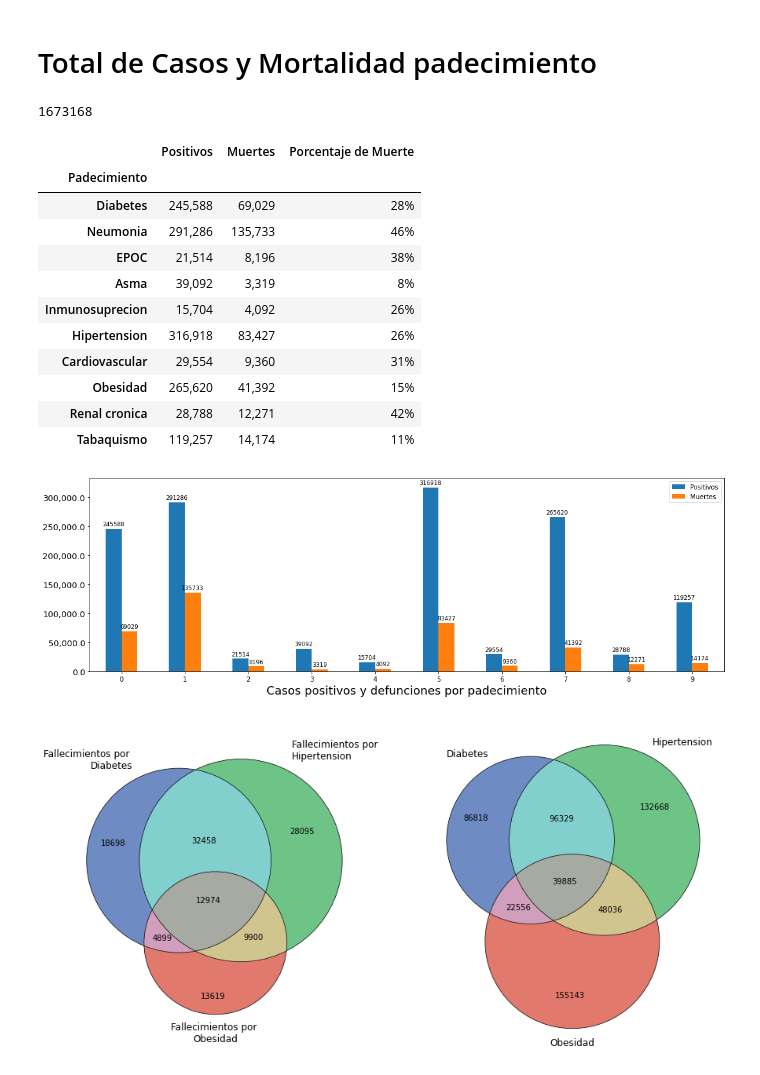
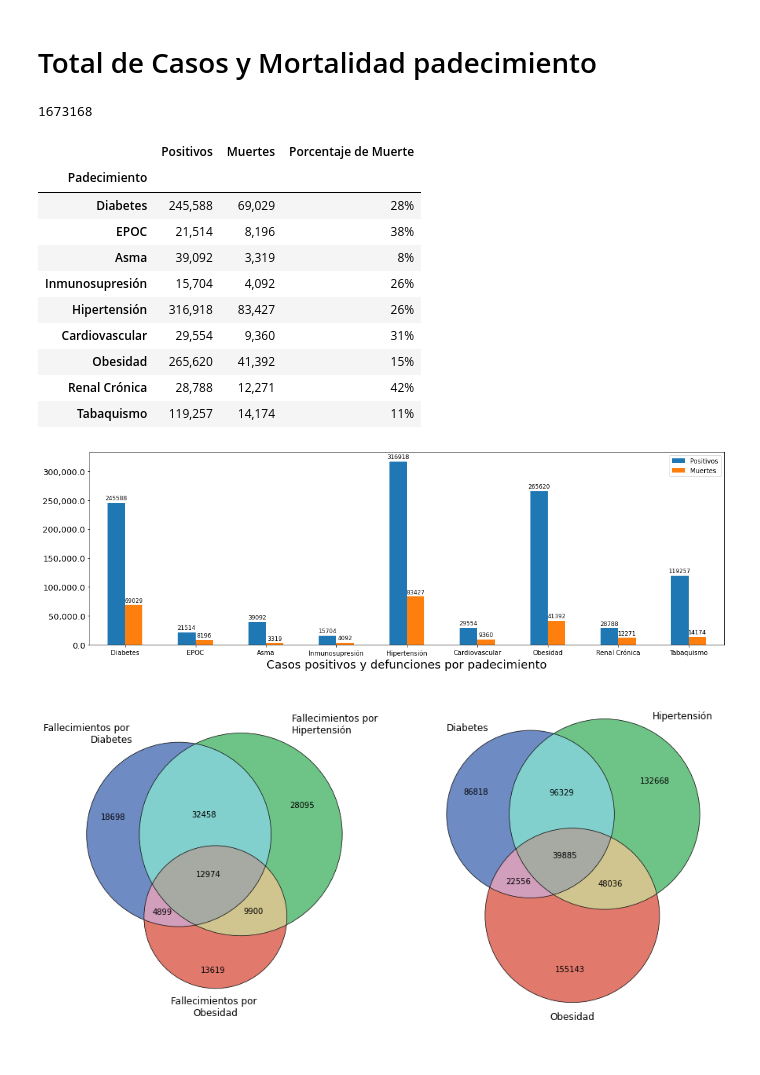
Before and after one commit to devlabmexico/reporte-covid, a Jupyter notebook: 001-000-general-overview/run.ipynb, the cells around one changed output. Drawn from its saved outputs; the diff is of its cells as text; code cells hidden in the pictures.

```diff
--- a/001-000-general-overview/run.ipynb
+++ b/001-000-general-overview/run.ipynb
@@ -119,7 +119,7 @@ def who_died(df):
 
 diseases_dfs = [
         diabetes_confirmed_cases,
-        pneumonia_confirmed_cases,
+        # pneumonia_confirmed_cases,
         epoc_confirmed_cases,
         asma_confirmed_cases,
         inmusupr_confirmed_cases,
@@ -134,11 +134,13 @@ diseases_dfs = [
 _ = lambda value: '{:,.2f}'.format(value).split('.')[0] if type(value) != str else value
 
 cases_by_disease = pd.DataFrame.from_dict({
-    'Padecimiento': ['Diabetes', 'Neumonia', 'EPOC', 'Asma', 'Inmunosuprecion', 'Hipertension', 'Cardiovascular',
-                     'Obesidad', 'Renal cronica', 'Tabaquismo'],
+    'Padecimiento': ['Diabetes',
+                     # 'Neumonía',
+                     'EPOC', 'Asma', 'Inmunosupresión', 'Hipertensión', 'Cardiovascular',
+                     'Obesidad', 'Renal Crónica', 'Tabaquismo'],
     'Positivos': [
         diabetes_confirmed_cases.shape[0],
-        pneumonia_confirmed_cases.shape[0],
+        # pneumonia_confirmed_cases.shape[0],
         epoc_confirmed_cases.shape[0],
         asma_confirmed_cases.shape[0],
         inmusupr_confirmed_cases.shape[0],
@@ -150,7 +152,7 @@ cases_by_disease = pd.DataFrame.from_dict({
     ],
     'Muertes': [
         who_died(diabetes_confirmed_cases).shape[0],
-        who_died(pneumonia_confirmed_cases).shape[0],
+        # who_died(pneumonia_confirmed_cases).shape[0],
         who_died(epoc_confirmed_cases).shape[0],
         who_died(asma_confirmed_cases).shape[0],
         who_died(inmusupr_confirmed_cases).shape[0],
@@ -162,7 +164,7 @@ cases_by_disease = pd.DataFrame.from_dict({
     ],
     'Porcentaje de Muerte': [
         percentage_died(diabetes_confirmed_cases),
-        percentage_died(pneumonia_confirmed_cases),
+        # percentage_died(pneumonia_confirmed_cases),
         percentage_died(epoc_confirmed_cases),
         percentage_died(asma_confirmed_cases),
         percentage_died(inmusupr_confirmed_cases),
@@ -185,44 +187,42 @@ cases_by_disease.applymap(_)
 |  | Positivos | Muertes | Porcentaje de Muerte |
 | Padecimiento |  |  |  |
 | Diabetes | 245,588 | 69,029 | 28% |
-| Neumonia | 291,286 | 135,733 | 46% |
 | EPOC | 21,514 | 8,196 | 38% |
 | Asma | 39,092 | 3,319 | 8% |
-| Inmunosuprecion | 15,704 | 4,092 | 26% |
-| Hipertension | 316,918 | 83,427 | 26% |
+| Inmunosupresión | 15,704 | 4,092 | 26% |
+| Hipertensión | 316,918 | 83,427 | 26% |
 | Cardiovascular | 29,554 | 9,360 | 31% |
 | Obesidad | 265,620 | 41,392 | 15% |
-| Renal cronica | 28,788 | 12,271 | 42% |
+| Renal Crónica | 28,788 | 12,271 | 42% |
 | Tabaquismo | 119,257 | 14,174 | 11% |
 # %%
 import matplotlib.pyplot as plt
 from matplotlib.ticker import FormatStrFormatter, StrMethodFormatter
 
 
 cases_by_disease
 
 ax = cases_by_disease.plot.bar(rot=0, figsize=(15,5))
 
 plt.yticks(fontsize = 13)
 plt.xlabel('Casos positivos y defunciones por padecimiento', fontsize = 18)
 
 
 
 # add value label to each bar, displayng its height
 for p in ax.patches:
     ax.annotate(p.get_height(),
                          (p.get_x() + p.get_width()/2., p.get_height()),
                         ha = 'center', va = 'center', xytext = (0,7), textcoords = 'offset points', size=9)
 
 ax.yaxis.set_major_formatter(StrMethodFormatter('{x:,}'))
-ax.xaxis.set_major_formatter(StrMethodFormatter('{x:,}'))
 
 plt.tight_layout()
 
 # save Figure 7 as an image
 plt.savefig(join(output_folder, 'figure1.png'))
 # %% [output]
-[figure, old version]
+[figure, new version]
 # %%
 from matplotlib_venn import venn3, venn3_circles
 from matplotlib.pyplot import gca
```
Also changed, not shown: parts of 2 cells of this notebook.
